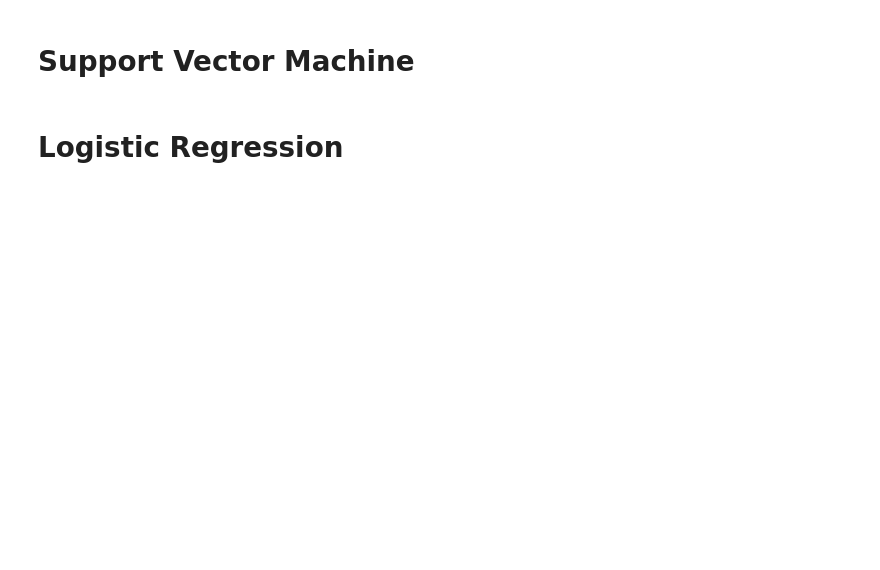
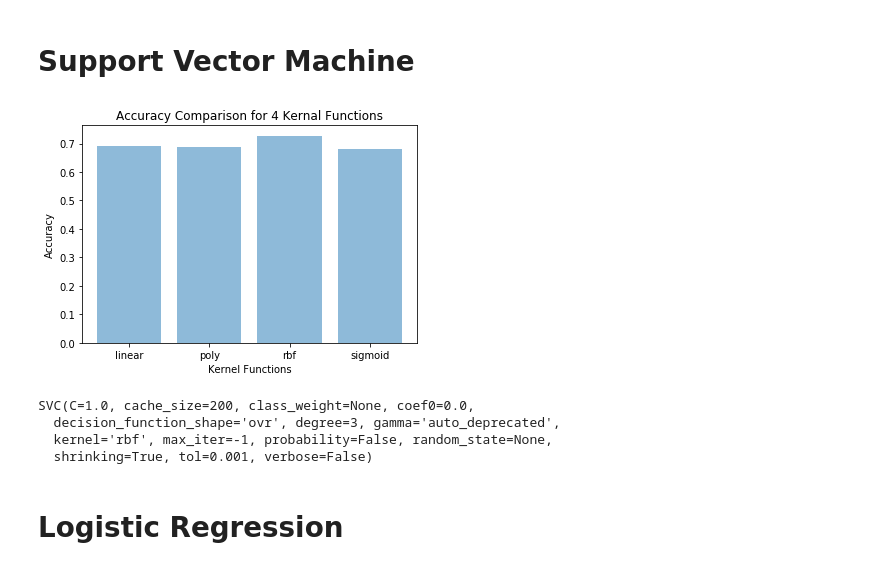
Before and after one commit to Manarhamad/Coursera-Capstone-Project, a Jupyter notebook: Coursera-Capstone-project.ipynb, the cells around one changed output. Drawn from its saved outputs; the diff is of its cells as text; code cells hidden in the pictures; blank space fills up the shorter version.

```diff
--- a/Coursera-Capstone-project.ipynb
+++ b/Coursera-Capstone-project.ipynb
@@ -201,0 +377,8 @@ y[0:5]
+# %%
+#Using d=5
+from sklearn.tree import DecisionTreeClassifier
+# prepare DT setting
+DT = DecisionTreeClassifier(criterion="entropy", max_depth=5)
+# perform the test
+DT.fit(X_train, y_train)
+DT
@@ -286,2 +435,45 @@ jaccard_similarity_score(y_test, yhat)
+# %%
+from sklearn import svm
+from sklearn.metrics import jaccard_similarity_score
+from sklearn.metrics import f1_score
+
+# import Matplotlib (scientific plotting library)
+import matplotlib.pyplot as plt
+%matplotlib inline
+
+func_list = ['linear', 'poly', 'rbf', 'sigmoid']
+accuracy_score = []
+
+for func in func_list:
+    SVM = svm.SVC(kernel=func)
+    SVM.fit(X_train, y_train)
+    svm_yhat = SVM.predict(X_test)
+    accuracy_score.append(f1_score(y_test, svm_yhat, average='weighted'))
+
+# plot the comparison among 4 kernel functions
+import numpy as np
+import matplotlib.pyplot as plt
+y_pos = np.arange(len(func_list))
+plt.bar(y_pos, accuracy_score, align='center', alpha=0.5)
+plt.xticks(y_pos, func_list)
+plt.ylabel('Accuracy')
+plt.xlabel('Kernel Functions')
+plt.title('Accuracy Comparison for 4 Kernal Functions')
+plt.show()
+# %% [output]
+[figure, added]
+# %%
+#Using rbf kernel
+from sklearn import svm
+# prepare SVM setting
+SVM = svm.SVC(kernel='rbf')
+# perform the test
+SVM.fit(X_train, y_train)
+SVM
+# %% [output]
+SVC(C=1.0, cache_size=200, class_weight=None, coef0=0.0,
+  decision_function_shape='ovr', degree=3, gamma='auto_deprecated',
+  kernel='rbf', max_iter=-1, probability=False, random_state=None,
+  shrinking=True, tol=0.001, verbose=False)
 # %% [markdown]
 # Logistic Regression
```
Also changed, not shown: parts of 48 cells of this notebook.
